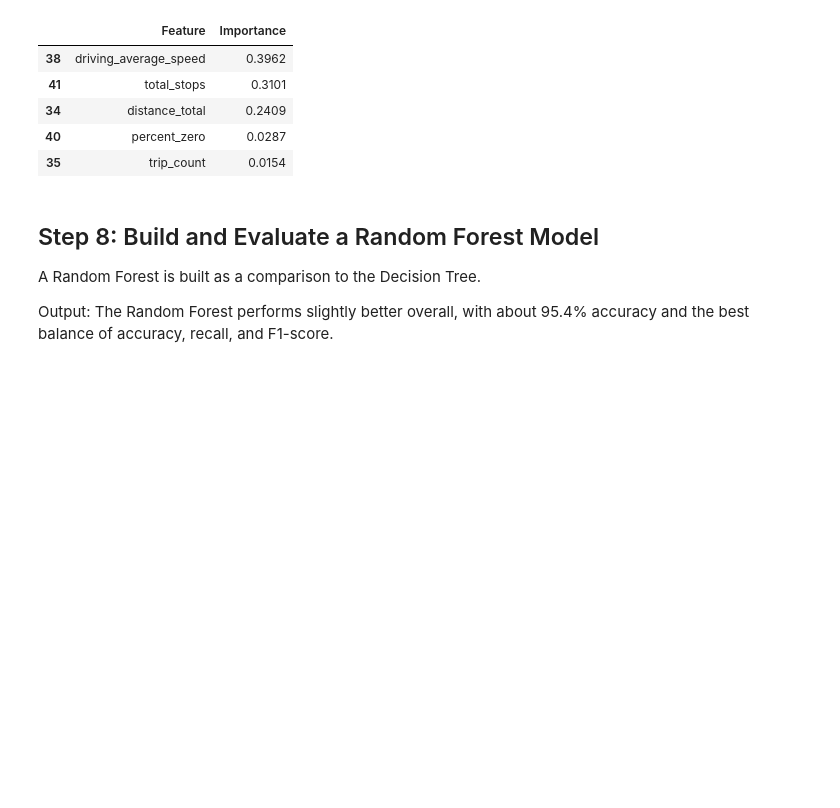
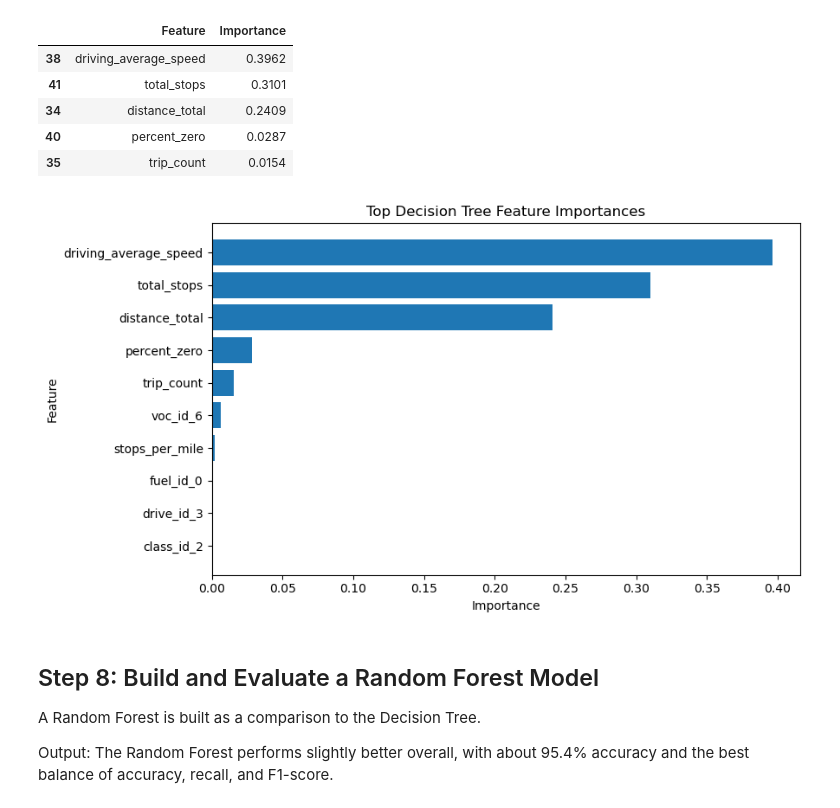
Before and after one commit to danof2morrow/data-science-portfolio, a Jupyter notebook: predictive-analytics/commercial-fleet-ev-suitability/commercial_fleet_ev_suitability.ipynb, the cells around one changed output. Drawn from its saved outputs; the diff is of its cells as text; code cells hidden in the pictures; blank space fills up the shorter version.

```diff
--- a/predictive-analytics/commercial-fleet-ev-suitability/commercial_fleet_ev_suitability.ipynb
+++ b/predictive-analytics/commercial-fleet-ev-suitability/commercial_fleet_ev_suitability.ipynb
@@ -481,6 +751,22 @@ Top Decision Tree feature importances:
 | 34 | distance_total | 0.2409 |
 | 40 | percent_zero | 0.0287 |
 | 35 | trip_count | 0.0154 |
+# %%
+#Import plotting library
+import matplotlib.pyplot as plt
+
+#Plot top feature importances
+top_importance = importance_df.head(10).sort_values("Importance")
+
+plt.figure(figsize=(9, 5))
+plt.barh(top_importance["Feature"], top_importance["Importance"])
+plt.title("Top Decision Tree Feature Importances")
+plt.xlabel("Importance")
+plt.ylabel("Feature")
+plt.tight_layout()
+plt.show()
+# %% [output]
+[figure, added]
 # %% [markdown]
 ## Step 8: Build and Evaluate a Random Forest Model
 
```
Also changed, not shown: parts of 3 cells of this notebook, 12 other files.
